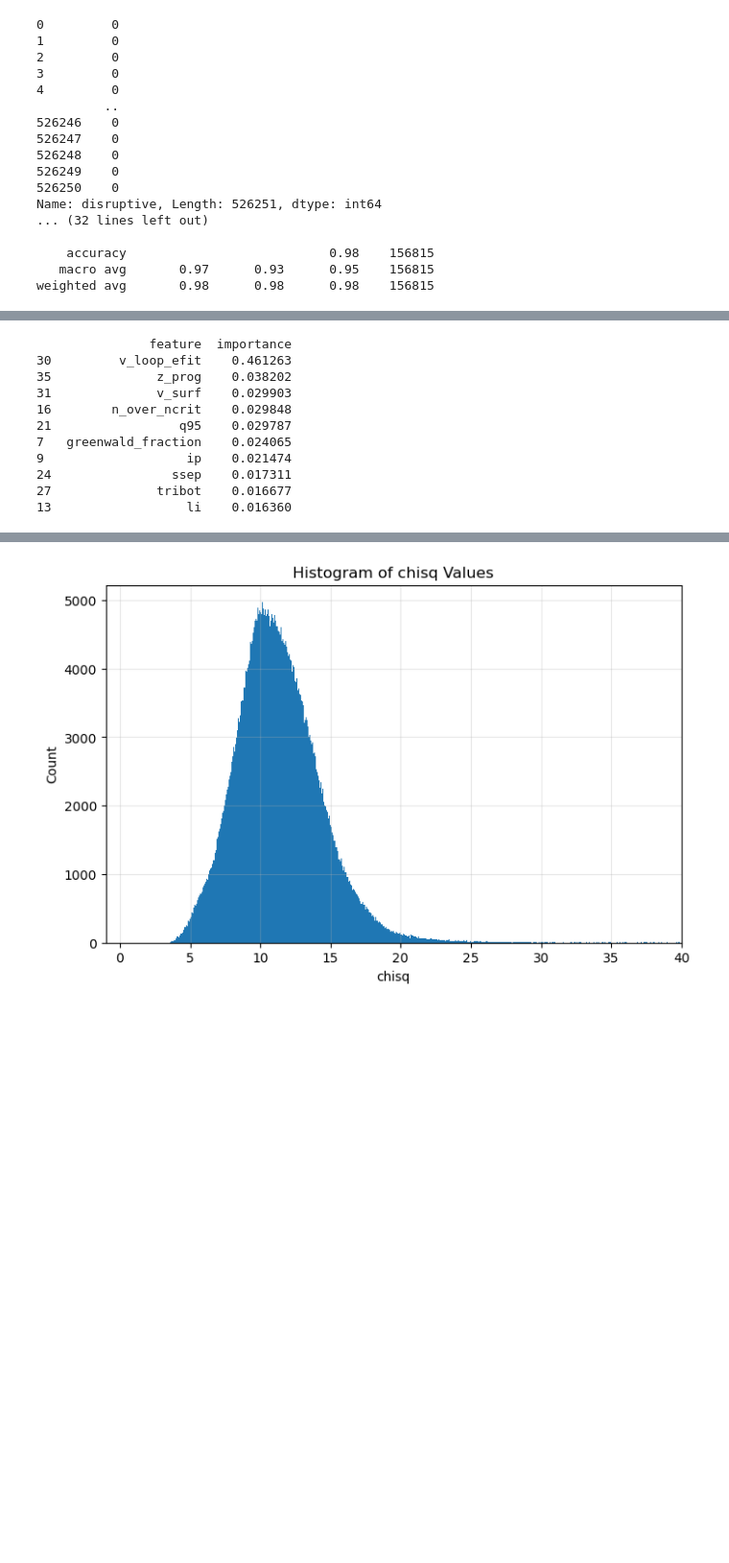
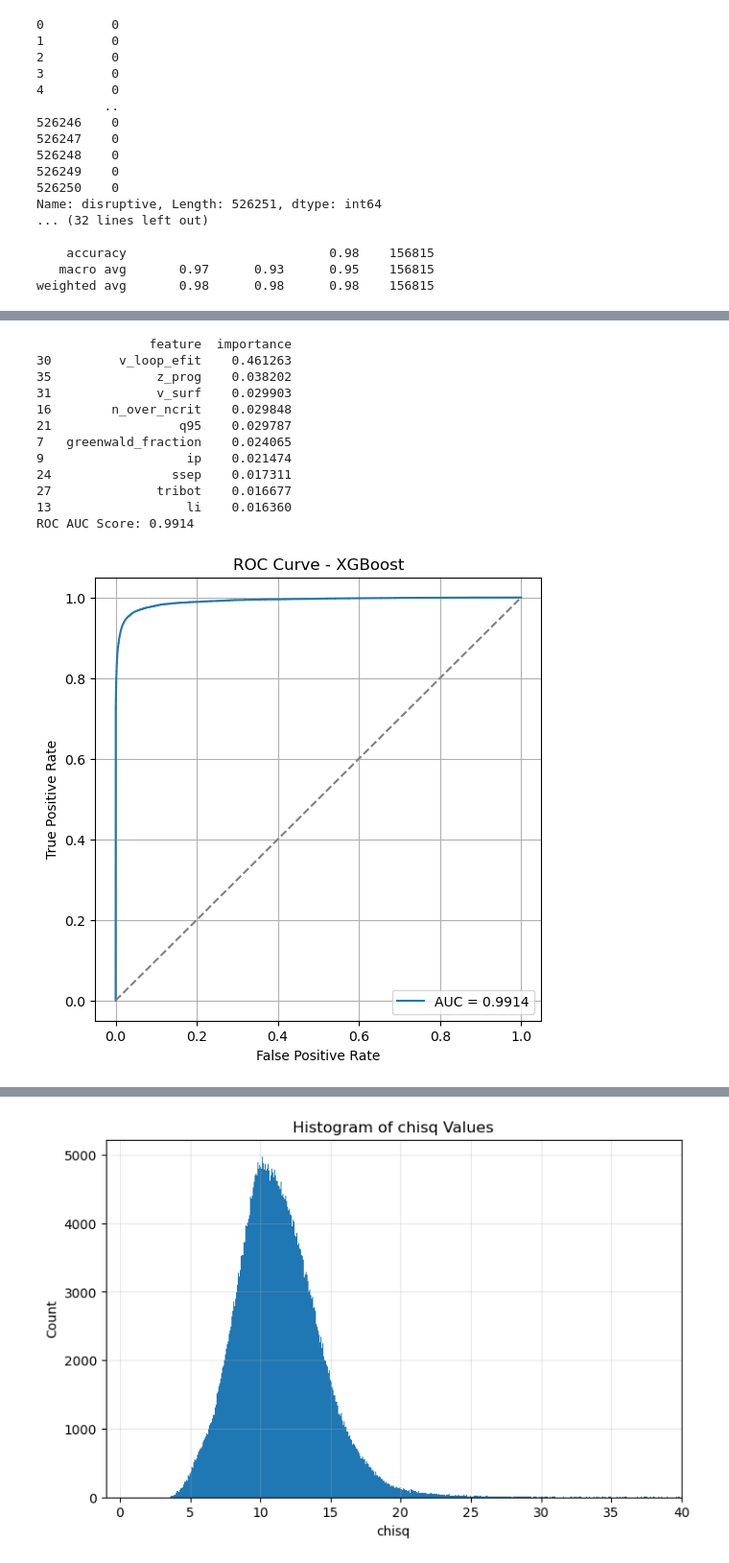
Before and after one commit to ahmedali6395/ai4fusion, a Jupyter notebook: Main_XGB.ipynb, the cells around one changed output, grey strips where cells are left out. Shown at 96% size. Saved outputs shown, nothing was run; the diff lists cells and outputs as text; code cells hidden in the pictures; blank space fills up the shorter version.

Commit message:
Added ROC and precision curve

```diff
--- a/Main_XGB.ipynb
+++ b/Main_XGB.ipynb
@@ -98,9 +98,11 @@ model = XGBClassifier(eval_metric="logloss",random_state=42, scale_pos_weight=sc
 model.fit(X_train, y_train)
 y_pred = model.predict(X_test) #this uses a threshold of 0.5
 
+##############metrics####################
 
 from sklearn.metrics import classification_report, accuracy_score, confusion_matrix
 
+#accuracy score and classification report
 print("Accuracy:", accuracy_score(y_test, y_pred))
 print("Classification Report:", classification_report(y_test, y_pred))
 
@@ -122,7 +124,42 @@ importance = pd.DataFrame({
     "importance": model.feature_importances_
 })
 
+#Feature importance
 print(importance.sort_values("importance", ascending=False).head(10))
+
+#ROC
+from sklearn.metrics import roc_auc_score
+y_prob = model.predict_proba(X_test)[:, 1]
+roc_auc = roc_auc_score(y_test, y_prob)
+print(f"ROC AUC Score: {roc_auc:.4f}")
+
+#and plot it
+from sklearn.metrics import roc_curve
+fpr, tpr, thresholds = roc_curve(y_test, y_prob)
+plt.figure(figsize=(6,6))
+plt.plot(fpr, tpr, label=f"AUC = {roc_auc:.4f}")
+plt.plot([0,1], [0,1], '--', color='gray')
+plt.xlabel("False Positive Rate")
+plt.ylabel("True Positive Rate")
+plt.title("ROC Curve - XGBoost")
+plt.legend()
+plt.grid(True)
+plt.show()
+
+#precision-recall curve
+
+from sklearn.metrics import precision_recall_curve, average_precision_score
+precision, recall, _ = precision_recall_curve(y_test, y_prob)
+avgpos = average_precision_score(y_test, y_prob)
+plt.figure(figsize=(6,6))
+plt.plot(recall, precision, label=f"Average Position = {avgpos:.4f}")
+plt.xlabel("Recall")
+plt.ylabel("Precision")
+plt.title("Precision-Recall Curve")
+plt.legend()
+plt.grid(True)
+
+plt.show()
 
 ##############################################################################################
 
@@ -132,30 +169,32 @@ print(importance.sort_values("importance", ascending=False).head(10))
 # %% [output]
 0         0
 1         0
 2         0
 3         0
 4         0
          ..
 526246    0
 526247    0
 526248    0
 526249    0
 526250    0
 Name: disruptive, Length: 526251, dtype: int64
 ... (32 lines left out)
 
     accuracy                           0.98    156815
    macro avg       0.97      0.93      0.95    156815
 weighted avg       0.98      0.98      0.98    156815
 [figure]
                feature  importance
 30         v_loop_efit    0.461263
 35              z_prog    0.038202
 31              v_surf    0.029903
 16        n_over_ncrit    0.029848
 21                 q95    0.029787
 7   greenwald_fraction    0.024065
 9                   ip    0.021474
 24                ssep    0.017311
 27              tribot    0.016677
 13                  li    0.016360
+ROC AUC Score: 0.9914
+[figure, added]
```
Also changed, not shown: parts of 1 cell of this notebook.
